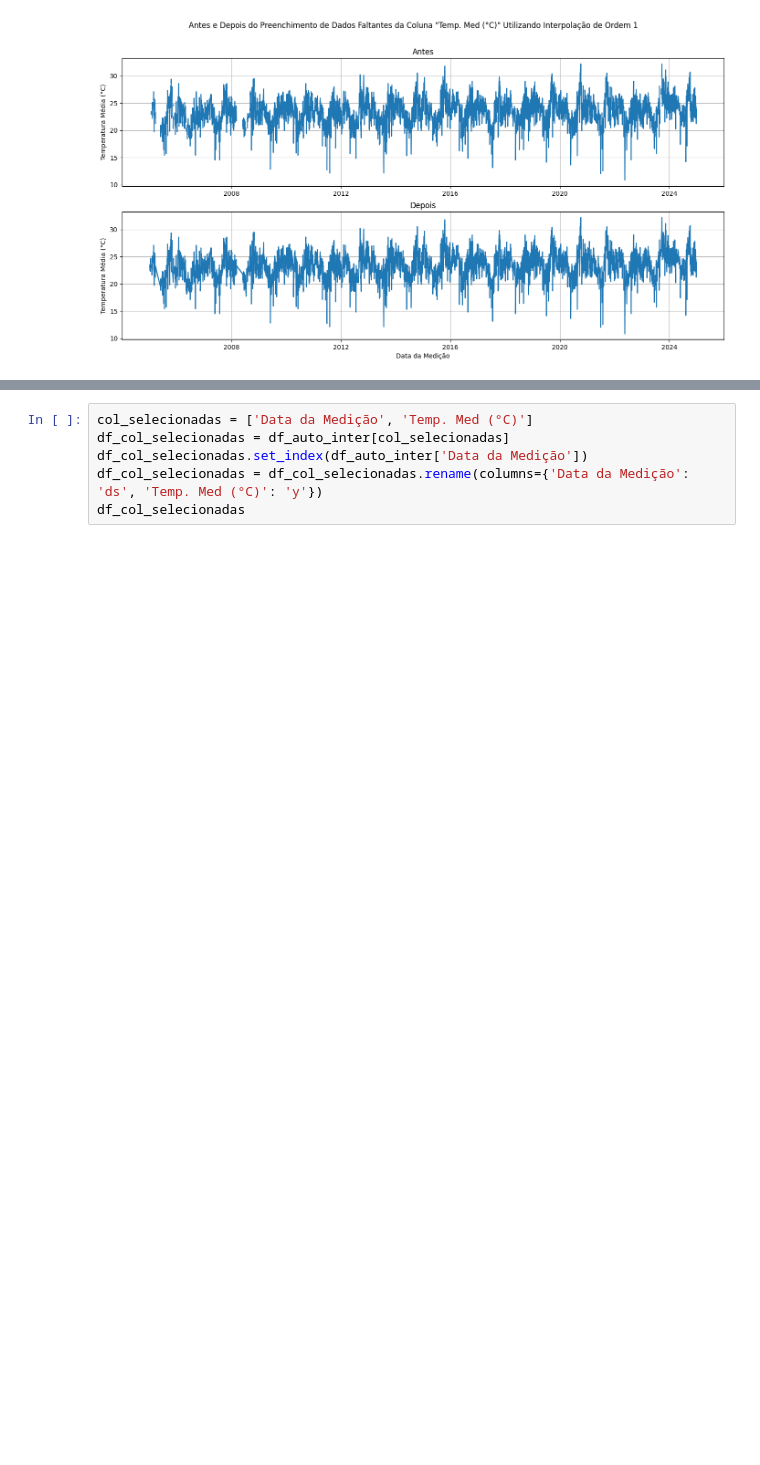
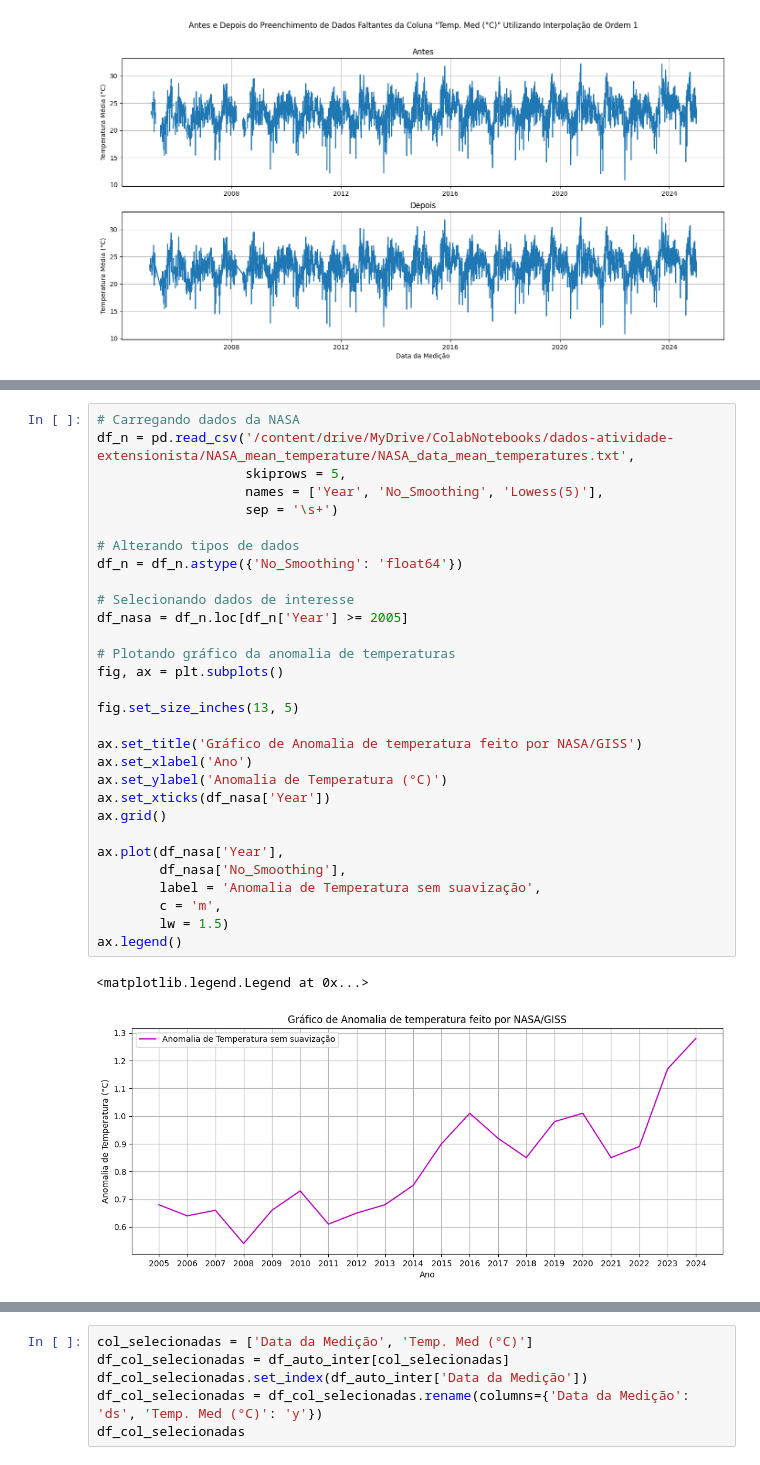
Before and after one commit to paula-belr/series-temporais-temperatura, a Jupyter notebook: atividade_extensionista_II.ipynb, the cells around one changed output, grey strips where cells are left out. Saved outputs shown, nothing was run; the diff lists cells and outputs as text; blank space fills up the shorter version.

```diff
--- a/atividade_extensionista_II.ipynb
+++ b/atividade_extensionista_II.ipynb
@@ -436,3 +501,36 @@ plt.grid()
+# %%
+# Carregando dados da NASA
+df_n = pd.read_csv('/content/drive/MyDrive/ColabNotebooks/dados-atividade-extensionista/NASA_mean_temperature/NASA_data_mean_temperatures.txt',
+                   skiprows = 5,
+                   names = ['Year', 'No_Smoothing', 'Lowess(5)'],
+                   sep = '\s+')
+
+# Alterando tipos de dados
+df_n = df_n.astype({'No_Smoothing': 'float64'})
+
+# Selecionando dados de interesse
+df_nasa = df_n.loc[df_n['Year'] >= 2005]
+
+# Plotando gráfico da anomalia de temperaturas
+fig, ax = plt.subplots()
+
+fig.set_size_inches(13, 5)
+
+ax.set_title('Gráfico de Anomalia de temperatura feito por NASA/GISS')
+ax.set_xlabel('Ano')
+ax.set_ylabel('Anomalia de Temperatura (°C)')
+ax.set_xticks(df_nasa['Year'])
+ax.grid()
+
+ax.plot(df_nasa['Year'],
+        df_nasa['No_Smoothing'],
+        label = 'Anomalia de Temperatura sem suavização',
+        c = 'm',
+        lw = 1.5)
+ax.legend()
+# %% [output]
+<matplotlib.legend.Legend at 0x...>
+[figure, added]
 # %%
 # Separando as colunas de interesse
 cols = ['Data da Medição', 'Temp. Med (°C)']
```
Also changed, not shown: parts of 30 cells of this notebook.
